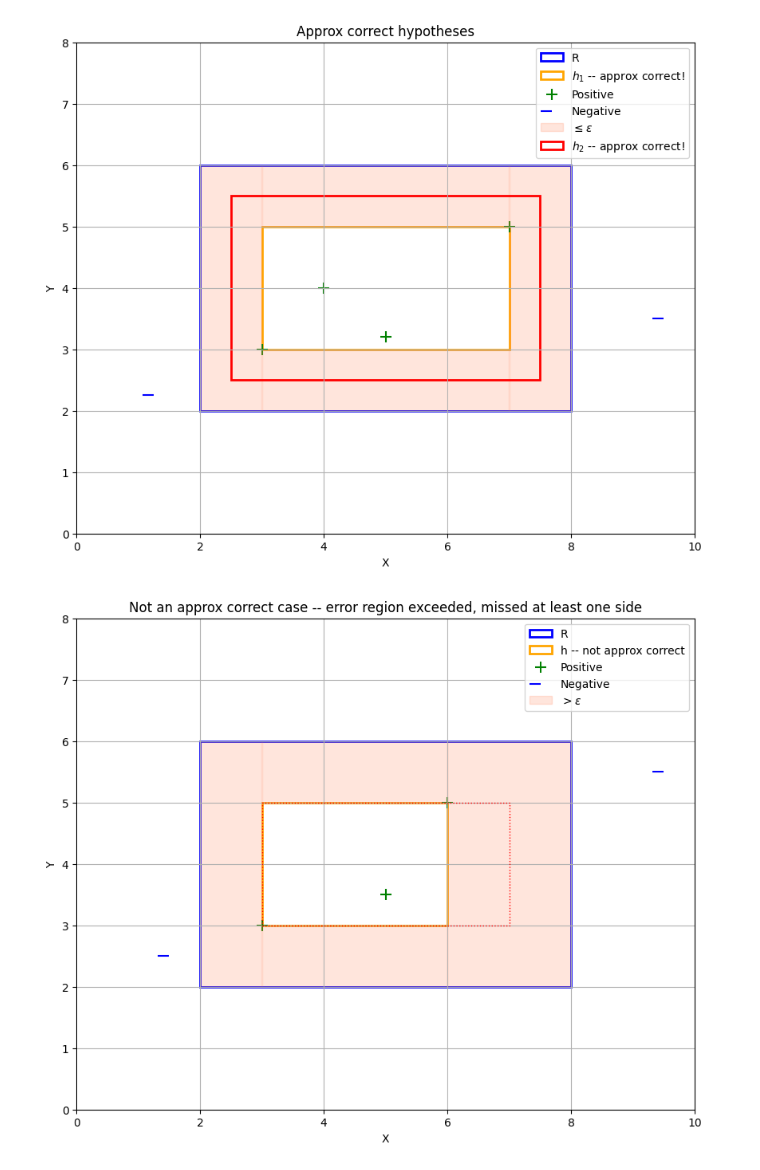
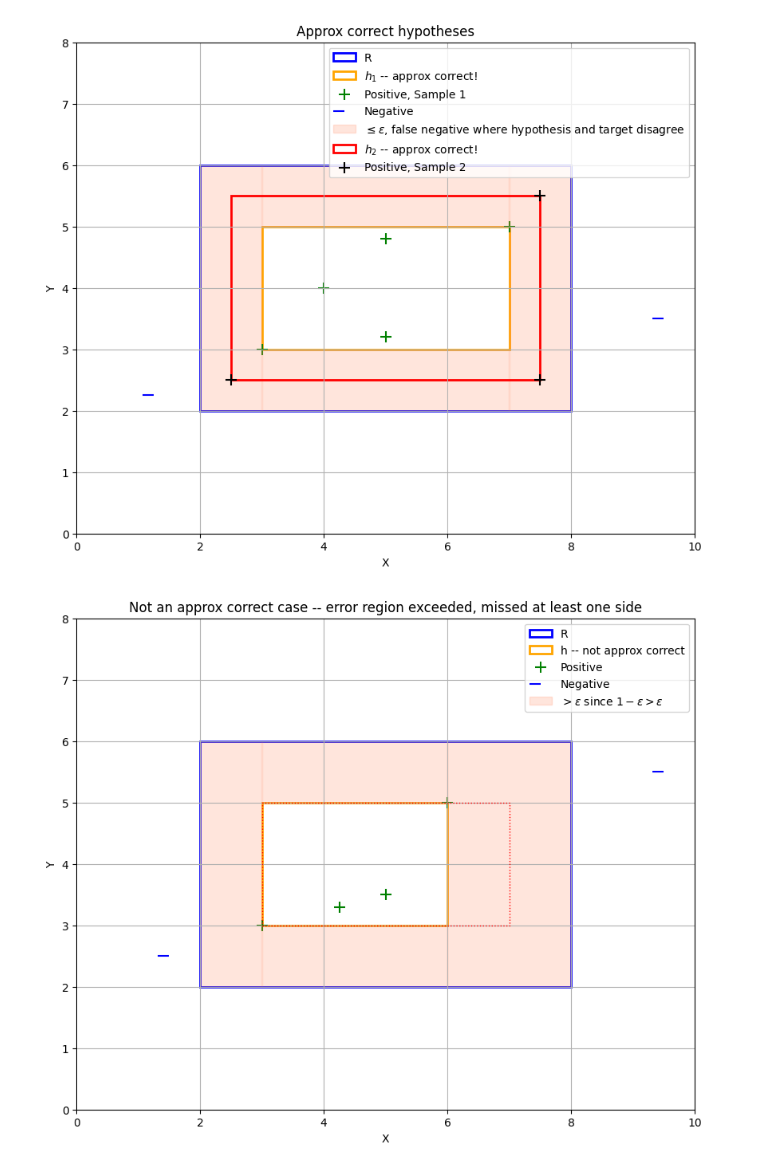
Before and after one commit to gcalbertini/ml_theory, a Jupyter notebook: chapters/graphics.ipynb, the cells around one changed output. Drawn from its saved outputs; the diff is of its cells as text; code cells hidden in the pictures.

```diff
--- a/chapters/graphics.ipynb
+++ b/chapters/graphics.ipynb
@@ -13,7 +13,7 @@ rect_R_coords = [(2, 2), (8, 2), (8, 6), (2, 6)]
 rect_h_coords = [(3, 3), (7, 3), (7, 5), (3, 5)]
 
 # Define positive and negative data points
-positive_points = [(3, 3), (4, 4), (7, 5), (5,3.2)]
+positive_points = [(3, 3), (4, 4), (7, 5), (5,3.2), (5,4.8)]
 negative_points = [(1.25, 2.25), (9.5, 3.5)]
 
 # Plot rectangle R in blue
@@ -25,7 +25,7 @@ rect_h = patches.Polygon(rect_h_coords, closed=True, linewidth=2, edgecolor='ora
 ax.add_patch(rect_h)
 
 # Plot positive data points as '+' in green
-ax.scatter([point[0] for point in positive_points], [point[1] for point in positive_points], color='g', marker='+', s=100, label='Positive')
+ax.scatter([point[0] for point in positive_points], [point[1] for point in positive_points], color='g', marker='+', s=100, label='Positive, Sample 1')
 
 # Plot negative data points as '-' in blue
 ax.scatter([point[0] for point in negative_points], [point[1] for point in negative_points], color='b', marker=0, s=100, label='Negative')
@@ -33,40 +33,50 @@ ax.scatter([point[0] for point in negative_points], [point[1] for point in negat
 X = np.linspace(rect_R_coords[0][0], rect_R_coords[1][0], 500)
 
 # Fill between the top and bottom strips outside rectangle h
-ax.fill_between(X, rect_R_coords[0][1], rect_R_coords[2][1], where=(X <= rect_h_coords[0][0]) | (X >= rect_h_coords[1][0]), color='coral', alpha=0.2, label=r'$\leq \epsilon$')
+ax.fill_between(X, rect_R_coords[0][1], rect_R_coords[2][1], where=(X <= rect_h_coords[0][0]) | (X >= rect_h_coords[1][0]), color='coral', alpha=0.2, label=r'$\leq \epsilon$, false negative where hypothesis and target disagree')
 ax.fill_between(X, rect_R_coords[0][1], rect_h_coords[0][1], where=(X >= rect_h_coords[0][0]) & (X <= rect_h_coords[1][0]), color='coral', alpha=0.2)
 ax.fill_between(X, rect_h_coords[2][1], rect_R_coords[2][1], where=(X >= rect_h_coords[0][0]) & (X <= rect_h_coords[1][0]), color='coral', alpha=0.2)
 
 # Draw a red rectangle around the inner rectangle
 rect_inner_enlarged = patches.Polygon([(rect_h_coords[0][0] - 0.5, rect_h_coords[0][1] - 0.5),
                                        (rect_h_coords[1][0] + 0.5, rect_h_coords[1][1] - 0.5),
                                        (rect_h_coords[2][0] + 0.5, rect_h_coords[2][1] + 0.5),
                                        (rect_h_coords[3][0] - 0.5, rect_h_coords[3][1] + 0.5)],
                                       closed=True, linewidth=2, edgecolor='r', facecolor='none', label=r'$h_2$ -- approx correct!')
 ax.add_patch(rect_inner_enlarged)
 
+# Define the coordinates for rectangle h (inside R) using 4 points
+rect_h_coords_2 = [(rect_h_coords[0][0] - 0.5, rect_h_coords[0][1] - 0.5),
+                                       (rect_h_coords[1][0] + 0.5, rect_h_coords[1][1] - 0.5),
+                                       (rect_h_coords[2][0] + 0.5, rect_h_coords[2][1] + 0.5)]
+
+# Plot positive data points as '+' in green
+ax.scatter([point[0] for point in rect_h_coords_2], [point[1] for point in rect_h_coords_2], color='black', marker='+', s=100, label='Positive, Sample 2')
+
+
+
 # Set axis limits
 ax.set_xlim(0, 10)
 ax.set_ylim(0, 8)
 
 # Add legend with negative and positive only once
 handles, labels = ax.get_legend_handles_labels()
 unique_labels = set(labels)
 new_handles = [handle for handle, label in zip(handles, labels) if label in unique_labels]
 new_labels = [label for label in labels if label in unique_labels]
-ax.legend(new_handles, new_labels)
+ax.legend(new_handles, new_labels, loc=1)
 
 # Set labels and title
 ax.set_xlabel('X')
 ax.set_ylabel('Y')
 ax.set_title('Approx correct hypotheses')
 
 # Show the plot
 plt.grid(True)
 plt.savefig('goodPAC.png')
 plt.show()
 # %% [output]
-[figure, old version]
+[figure, new version]
 # %%
 import matplotlib.pyplot as plt
 import matplotlib.patches as patches
@@ -86,8 +96,8 @@ rect_h_coords = [(3, 3), (6, 3), (6, 5), (3, 5)]
 
 
 # Define positive and negative data points
-positive_points = [(3, 3), (5, 3.5), (6,5)]
-negative_points = [(1.5, 2.5), (9.5, 5.5)]
+positive_points = [(3, 3), (5, 3.5), (6,5), (4.25, 3.3)]
+negative_points = [(1.5, 2.5), (9.5, 5.5), (9,9.5)]
 
 # Plot rectangle R in blue
 rect_R = patches.Polygon(rect_R_coords, closed=True, linewidth=2, edgecolor='b', facecolor='none', label='R')
@@ -106,7 +116,7 @@ ax.scatter([point[0] for point in negative_points], [point[1] for point in negat
 X = np.linspace(rect_R_coords[0][0], rect_R_coords[1][0], 500)
 
 # Fill between the top and bottom strips outside modified rectangle h and inside red rectangle
-ax.fill_between(X, rect_R_coords[0][1], rect_R_coords[2][1], where=(X <= rect_h_coords[0][0]) | (X >= rect_h_coords[1][0]), color='coral', alpha=0.2, label=r'$> \epsilon$')
+ax.fill_between(X, rect_R_coords[0][1], rect_R_coords[2][1], where=(X <= rect_h_coords[0][0]) | (X >= rect_h_coords[1][0]), color='coral', alpha=0.2, label=r'$> \epsilon$ since $1-\epsilon > \epsilon$')
 ax.fill_between(X, rect_h_coords[0][1], rect_R_coords[0][1], where=(X >= rect_h_coords[0][0]) & (X <= rect_h_coords[1][0]), color='coral', alpha=0.2)
 ax.fill_between(X, rect_R_coords[2][1], rect_h_coords[2][1], where=(X >= rect_h_coords[0][0]) & (X <= rect_h_coords[1][0]), color='coral', alpha=0.2)
 
@@ -137,4 +147,4 @@ plt.grid(True)
 plt.savefig('badPAC.png')
 plt.show()
 # %% [output]
-[figure, old version]
+[figure, new version]
```
Also changed, not shown: 4 other files.
